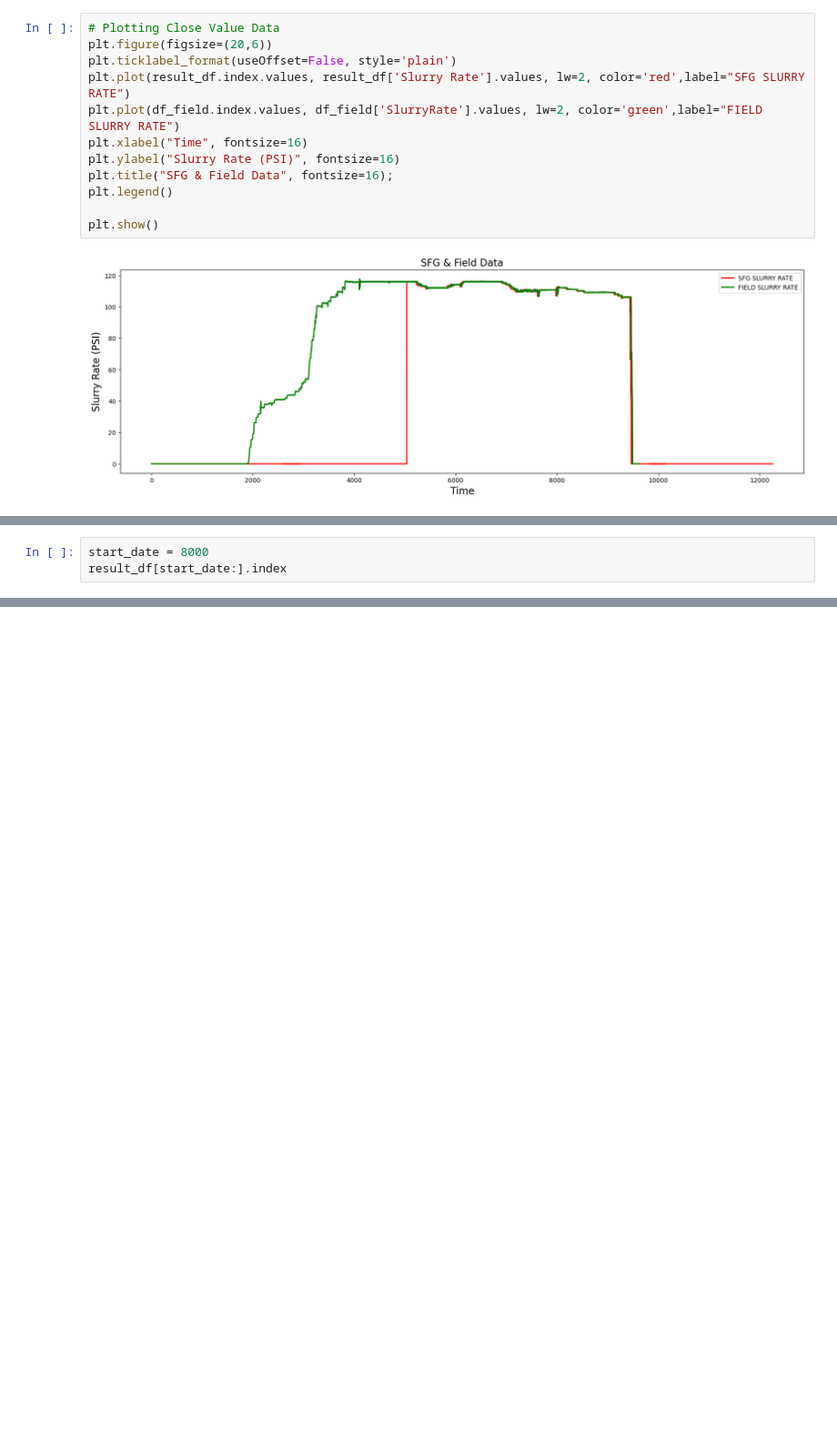
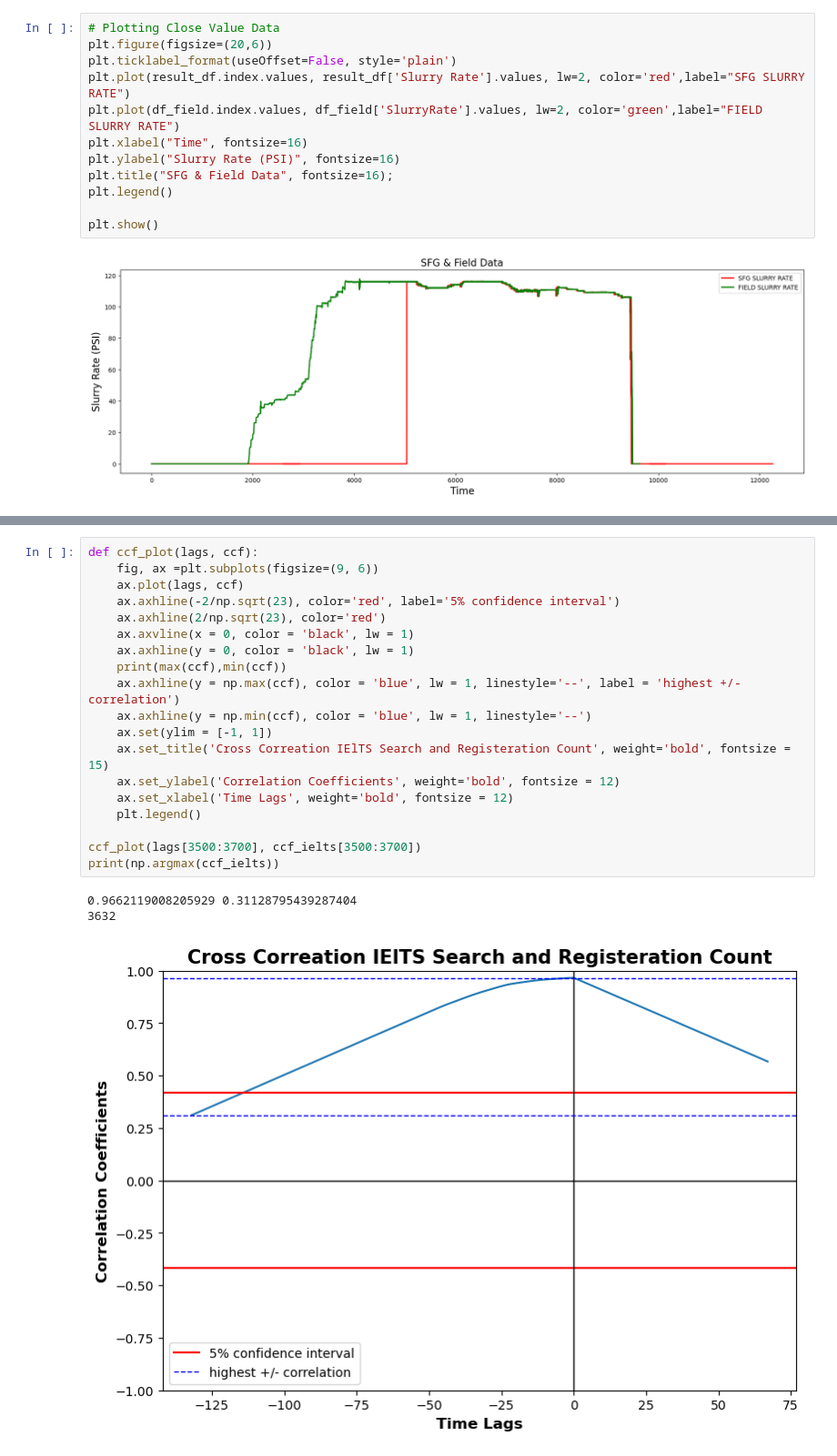
Before and after one commit to rivillasm/python_code, a Jupyter notebook: temp.ipynb, the cells around one changed output, grey strips where cells are left out. Shown at 91% size. Saved outputs shown, nothing was run; the diff lists cells and outputs as text; blank space fills up the shorter version.

```diff
--- a/temp.ipynb
+++ b/temp.ipynb
@@ -166,3 +166,0 @@ plt.show()
-# %%
-start_date = 8000
-result_df[start_date:].index
@@ -301,0 +289,23 @@ ccf_plot(lags, ccf_ielts)
+# %%
+def ccf_plot(lags, ccf):
+    fig, ax =plt.subplots(figsize=(9, 6))
+    ax.plot(lags, ccf)
+    ax.axhline(-2/np.sqrt(23), color='red', label='5% confidence interval')
+    ax.axhline(2/np.sqrt(23), color='red')
+    ax.axvline(x = 0, color = 'black', lw = 1)
+    ax.axhline(y = 0, color = 'black', lw = 1)
+    print(max(ccf),min(ccf))
+    ax.axhline(y = np.max(ccf), color = 'blue', lw = 1, linestyle='--', label = 'highest +/- correlation')
+    ax.axhline(y = np.min(ccf), color = 'blue', lw = 1, linestyle='--')
+    ax.set(ylim = [-1, 1])
+    ax.set_title('Cross Correation IElTS Search and Registeration Count', weight='bold', fontsize = 15)
+    ax.set_ylabel('Correlation Coefficients', weight='bold', fontsize = 12)
+    ax.set_xlabel('Time Lags', weight='bold', fontsize = 12)
+    plt.legend()
+
+ccf_plot(lags[3500:3700], ccf_ielts[3500:3700])
+print(np.argmax(ccf_ielts))
+# %% [output]
+0.9662119008205929 0.31128795439287404
+3632
+[figure, added]
```
Also changed, not shown: parts of 24 cells of this notebook.
